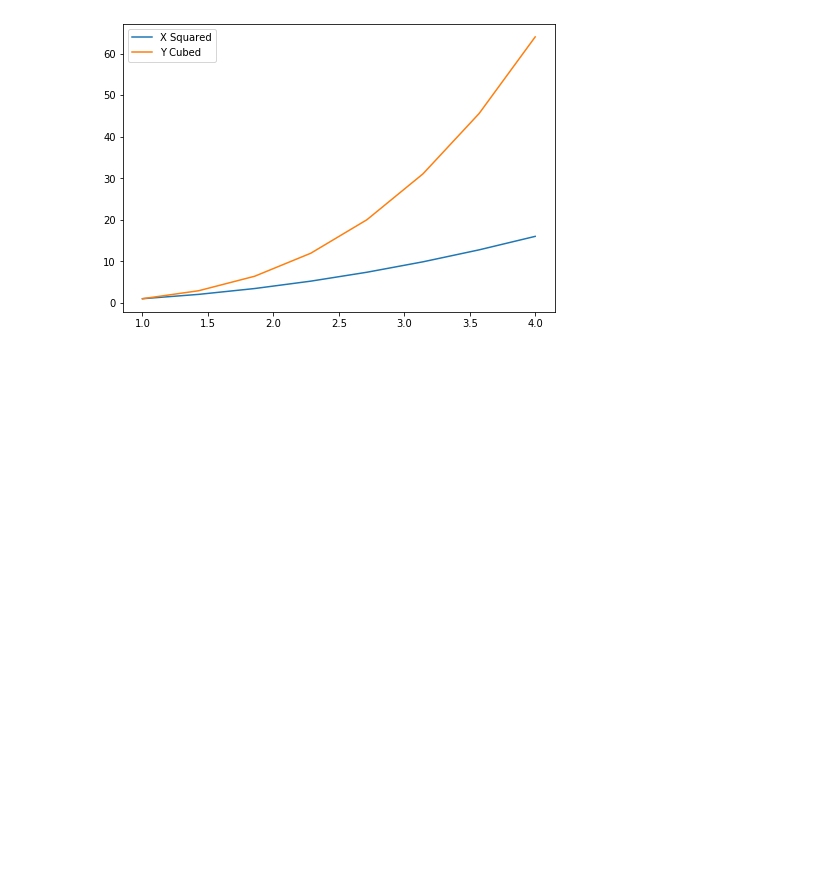
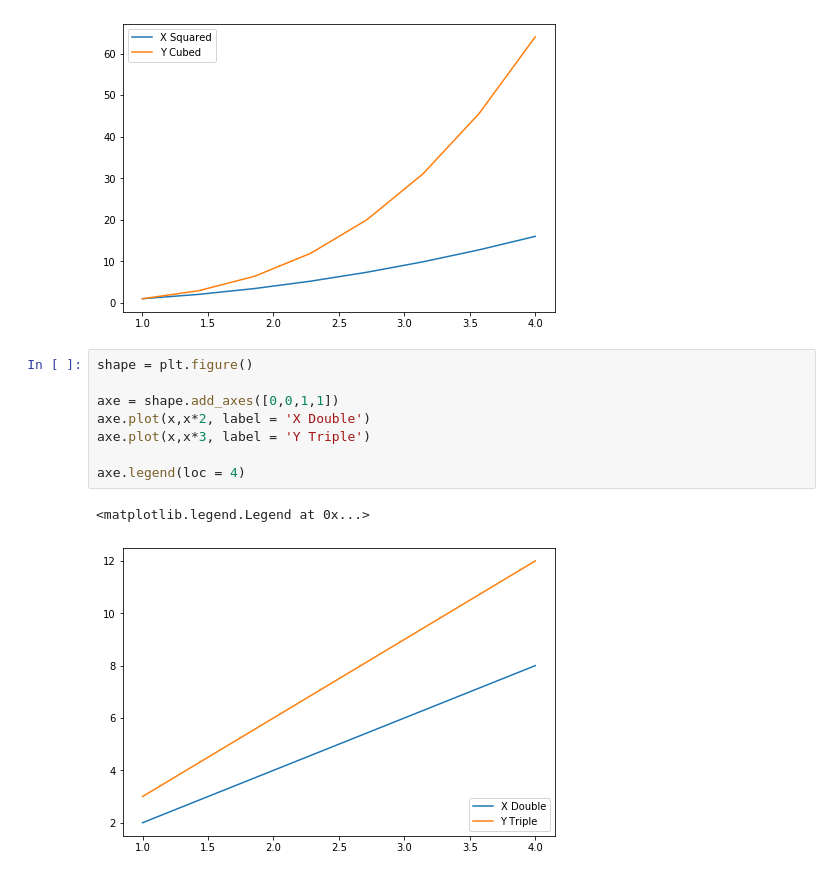
Before and after one commit to Sojiknight/PyDatSciStuds, a Jupyter notebook: Data visualization section.ipynb, the cells around one changed output. Cells and saved outputs as stored; diff of their text form; blank space fills up the shorter version.

```diff
--- a/Data visualization section.ipynb
+++ b/Data visualization section.ipynb
@@ -254,3 +254,14 @@ ax.legend()
 # %% [output]
 <matplotlib.legend.Legend at 0x...>
 [figure]
+# %%
+shape = plt.figure()
+
+axe = shape.add_axes([0,0,1,1])
+axe.plot(x,x*2, label = 'X Double')
+axe.plot(x,x*3, label = 'Y Triple')
+
+axe.legend(loc = 4)
+# %% [output]
+<matplotlib.legend.Legend at 0x...>
+[figure, added]
```
